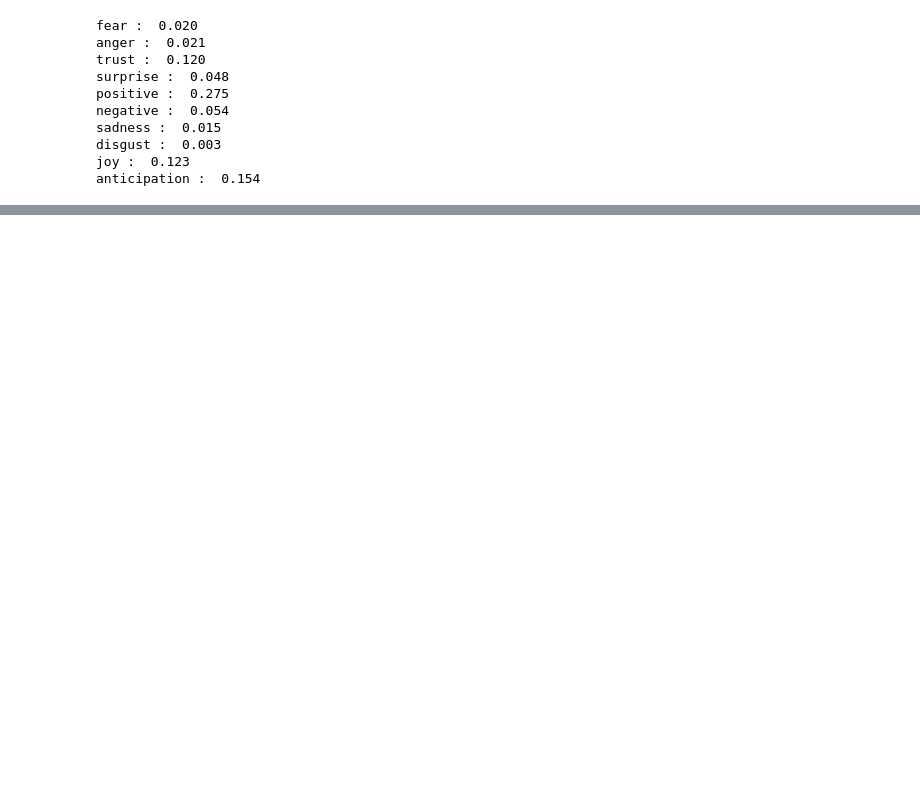
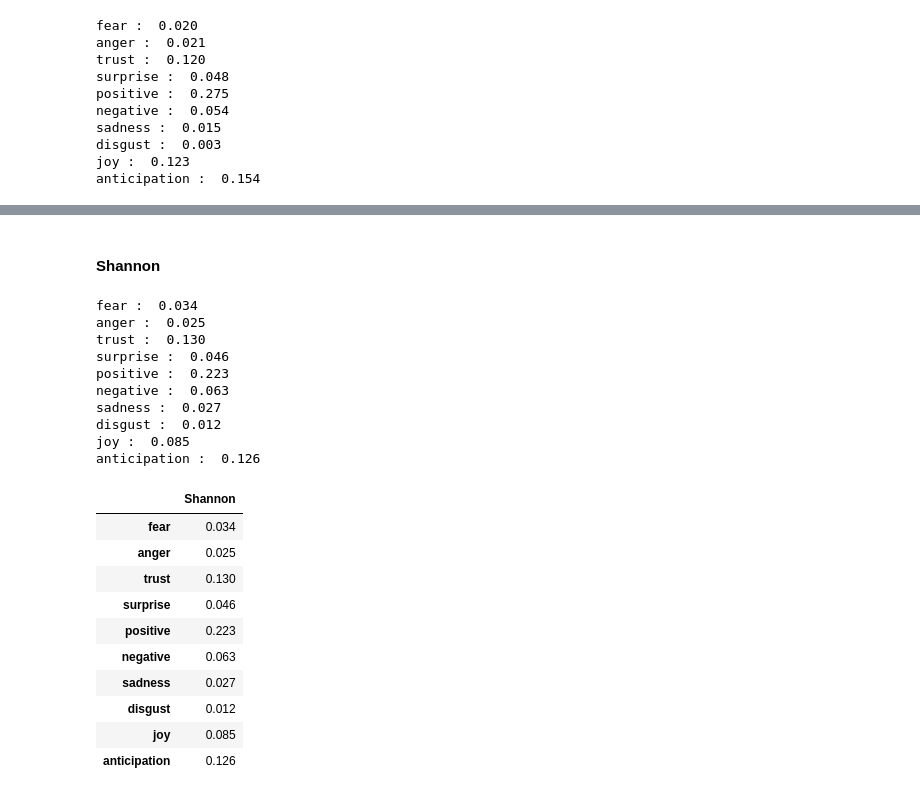
Before and after one commit to federicamontana/GoGreenRoutes, a Jupyter notebook: notebook/Parks.ipynb, the cells around one changed output, grey strips where cells are left out. Cells and saved outputs as stored; diff of their text form; code cells hidden in the pictures; blank space fills up the shorter version.

```diff
--- a/notebook/Parks.ipynb
+++ b/notebook/Parks.ipynb
@@ -82,0 +87,41 @@ anticipation :  0.154
+# %% [markdown]
+#### Shannon
+# %%
+df = pd.read_csv(filepath)
+df = df[df['text1'].str.contains('shannon')]
+df["emotions_freq"] = df["text1"].apply(lambda x: NRCLex(x).affect_frequencies)
+df_f= df[["text1","emotions_freq"]]
+df_s = pd.concat([df_f.drop(['emotions_freq'], axis = 1), df_f['emotions_freq'].apply(pd.Series).drop("anticip", axis=1)], axis = 1)
+df_s = df_s.replace(np.nan,0)
+
+aggr = []
+labels = []
+
+for i in df_f['emotions_freq'].apply(pd.Series).drop("anticip", axis=1) : aggregation(i,df_s,aggr,labels)
+shannon_df = pd.DataFrame(
+    {'Shannon': aggr
+    }, index = labels)
+
+shannon_df
+# %% [output]
+fear :  0.034
+anger :  0.025
+trust :  0.130
+surprise :  0.046
+positive :  0.223
+negative :  0.063
+sadness :  0.027
+disgust :  0.012
+joy :  0.085
+anticipation :  0.126
+|  | Shannon |
+| fear | 0.034 |
+| anger | 0.025 |
+| trust | 0.130 |
+| surprise | 0.046 |
+| positive | 0.223 |
+| negative | 0.063 |
+| sadness | 0.027 |
+| disgust | 0.012 |
+| joy | 0.085 |
+| anticipation | 0.126 |
```
Also changed, not shown: parts of 11 cells of this notebook.
